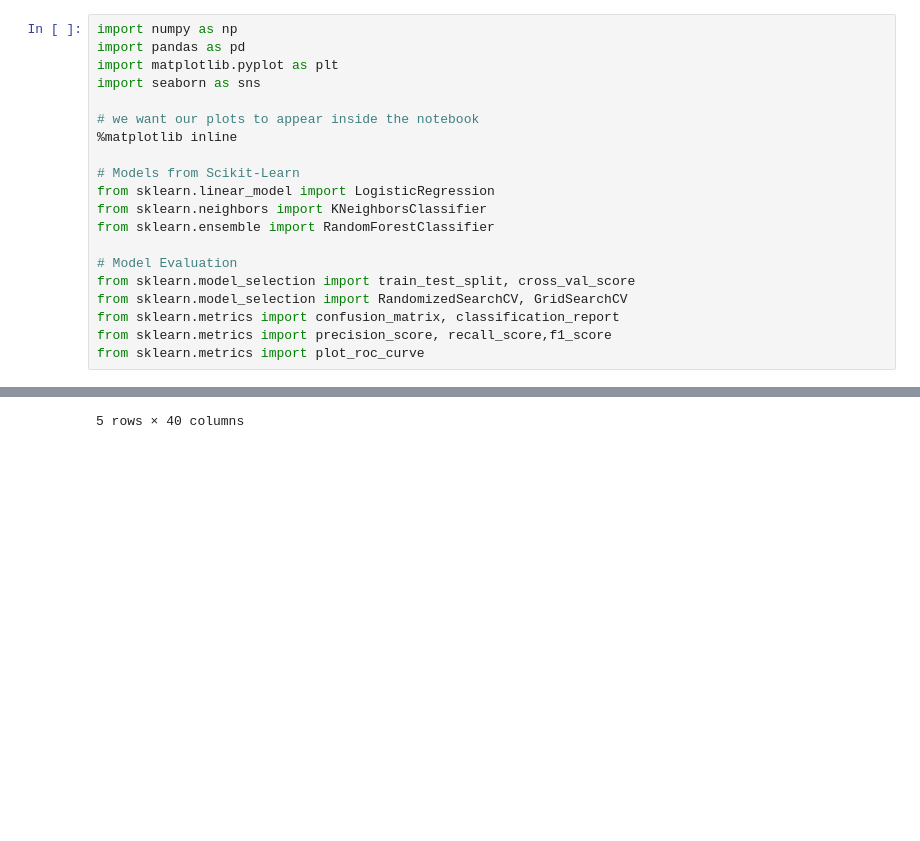
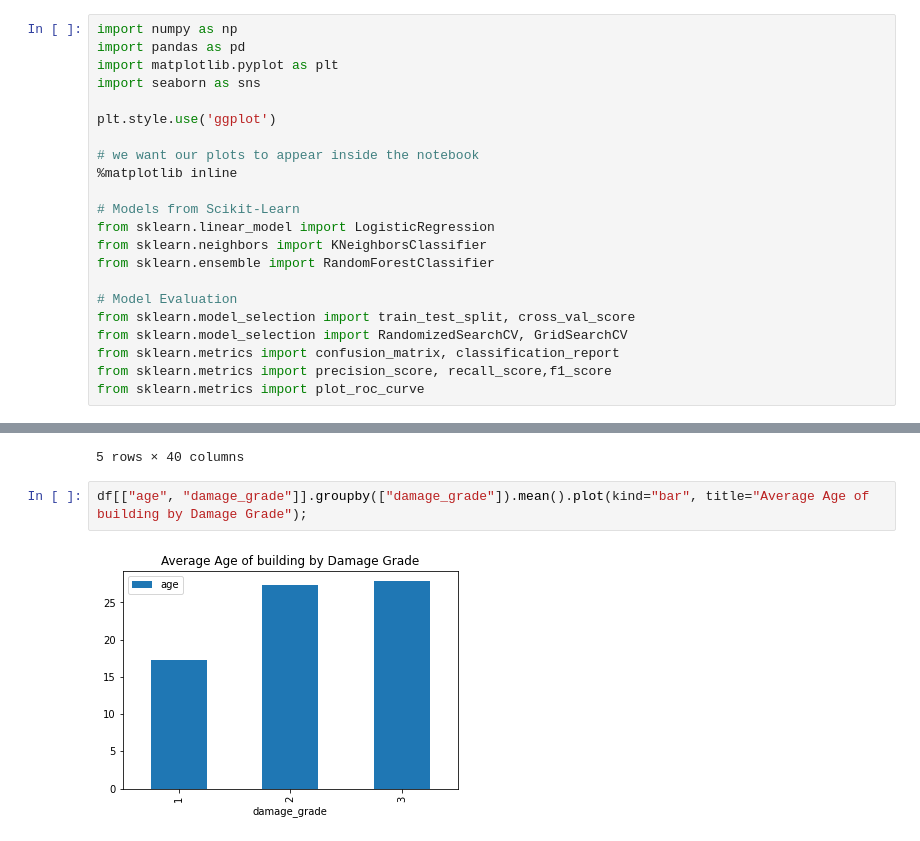
Before and after one commit to 21Ovi/Earthquake-Damage-Prediction, a Jupyter notebook: Equake_Beta_1.ipynb, the cells around one changed output, grey strips where cells are left out. Cells and saved outputs as stored; diff of their text form; blank space fills up the shorter version.

```diff
--- a/Equake_Beta_1.ipynb
+++ b/Equake_Beta_1.ipynb
@@ -5,6 +5,8 @@ import numpy as np
 import pandas as pd
 import matplotlib.pyplot as plt
 import seaborn as sns
+
+plt.style.use('ggplot')
 
 # we want our plots to appear inside the notebook
 %matplotlib inline
@@ -68,3 +70,7 @@ df.head()
 | 3 | 590882 | 22 | 418 | 10694 | 2 | 10 | ... |
 | 4 | 201944 | 11 | 131 | 1488 | 3 | 30 | ... |
 5 rows × 40 columns
+# %%
+df[["age", "damage_grade"]].groupby(["damage_grade"]).mean().plot(kind="bar", title="Average Age of building by Damage Grade");
+# %% [output]
+[figure, added]
```
Also changed, not shown: parts of 11 cells of this notebook.
